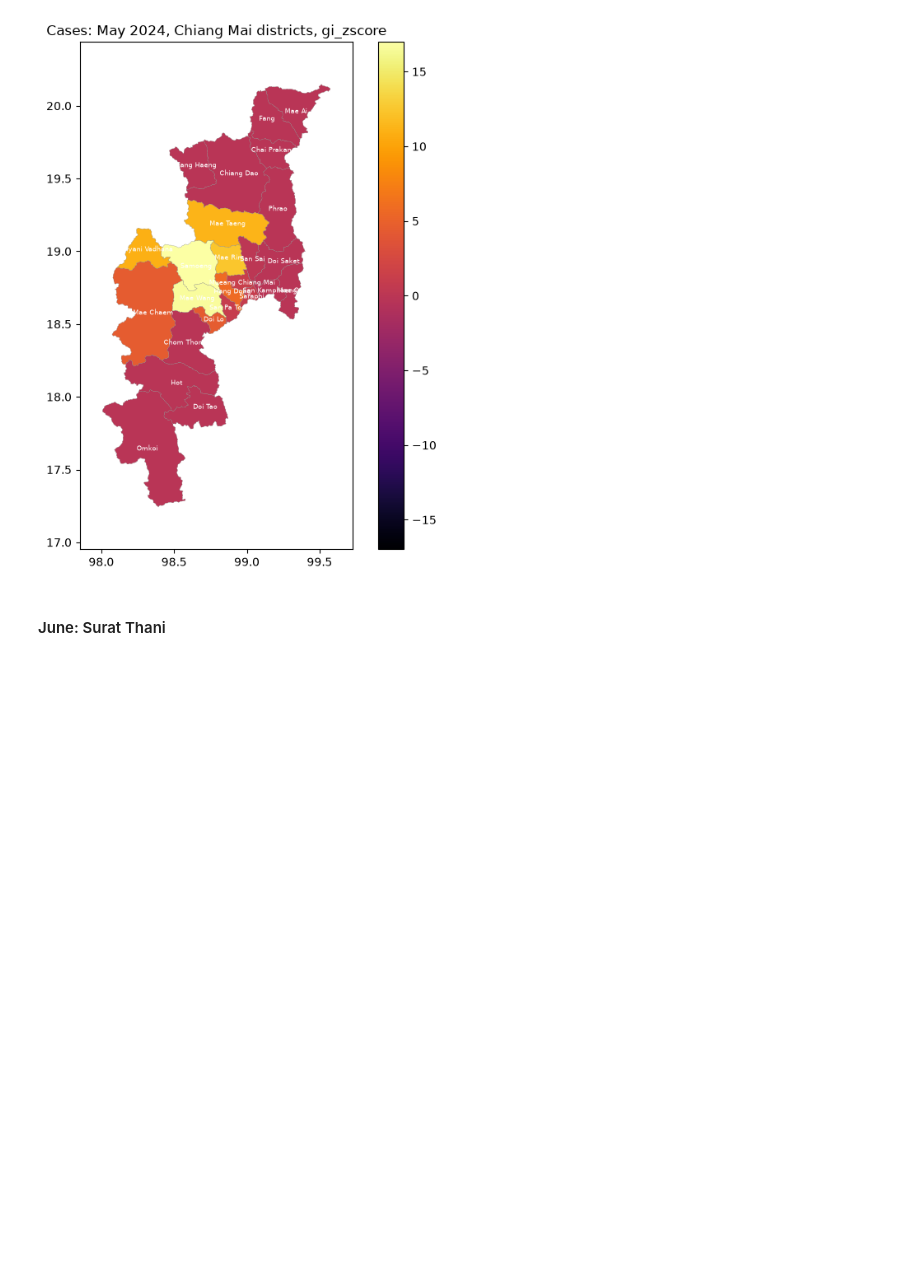
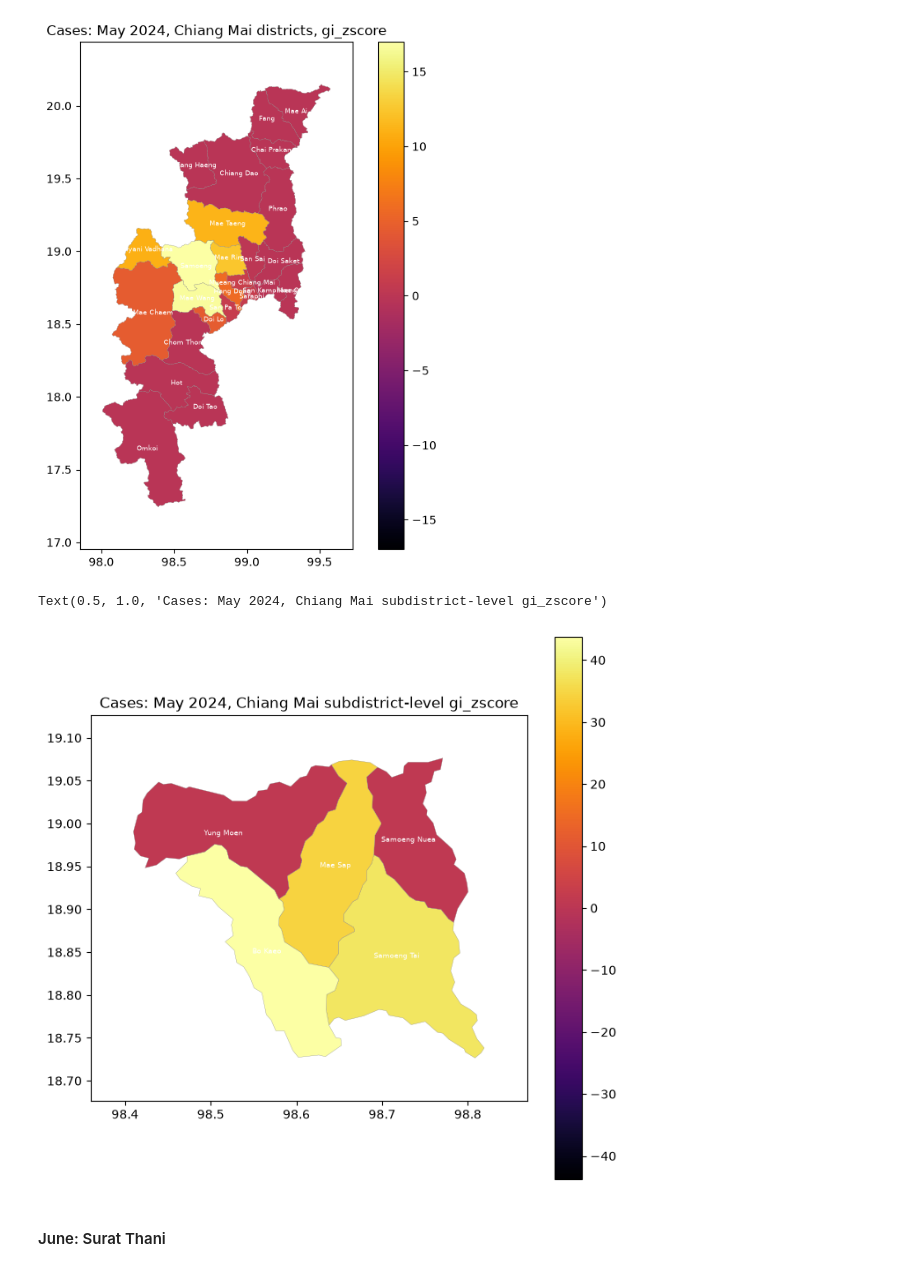
Before and after one commit to nongwarodom/spatialdetection, a Jupyter notebook: notebooks/quickstart.ipynb, the cells around one changed output. Saved outputs shown, nothing was run; the diff lists cells and outputs as text; code cells hidden in the pictures; blank space fills up the shorter version.

```diff
--- a/notebooks/quickstart.ipynb
+++ b/notebooks/quickstart.ipynb
@@ -655,9 +700,11 @@ with warnings.catch_warnings():
     warnings.simplefilter("ignore", UserWarning)
     may_province = province_hotspots(may_df, k=5, permutations=199)
     may_district = district_hotspots(may_df, k=5, permutations=199)
+    may_subdistrict = subdistrict_hotspots(may_df, k=5, permutations=199)
 
 print_top(may_province, "province_en", "May 2024 (expect Chiang Mai), provinces")
 print_top(may_district, "district_en", "May 2024, Chiang Mai districts")
+print_top(may_subdistrict, "subdistrict_en", "May 2024, Chiang Mai subdistricts")
 
 plot_hotspots(
     may_province, province="TH50", cmap="viridis", show_labels=True, label_fontsize=8, label_color="black"
@@ -686,6 +736,14 @@ plot_hotspots(
 # %% [output]
 Text(0.5, 1.0, 'Cases: May 2024, Chiang Mai districts, gi_zscore')
 [figure]
+# %%
+plot_hotspots(
+    may_subdistrict, district=top_code(may_district, "district_code"), cmap="inferno",
+    show_labels=True, label_fontsize=6, label_color="white",
+).set_title("Cases: May 2024, Chiang Mai subdistrict-level gi_zscore")
+# %% [output]
+Text(0.5, 1.0, 'Cases: May 2024, Chiang Mai subdistrict-level gi_zscore')
+[figure, added]
 # %% [markdown]
 #### June: Surat Thani
 # %%
```
Also changed, not shown: parts of 16 cells of this notebook, 1 other file.
